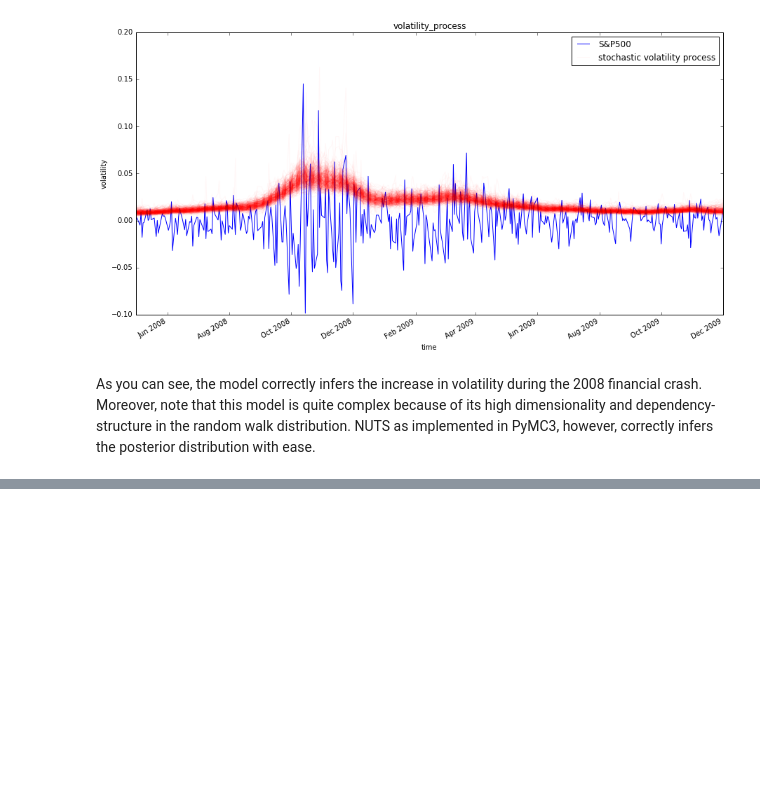
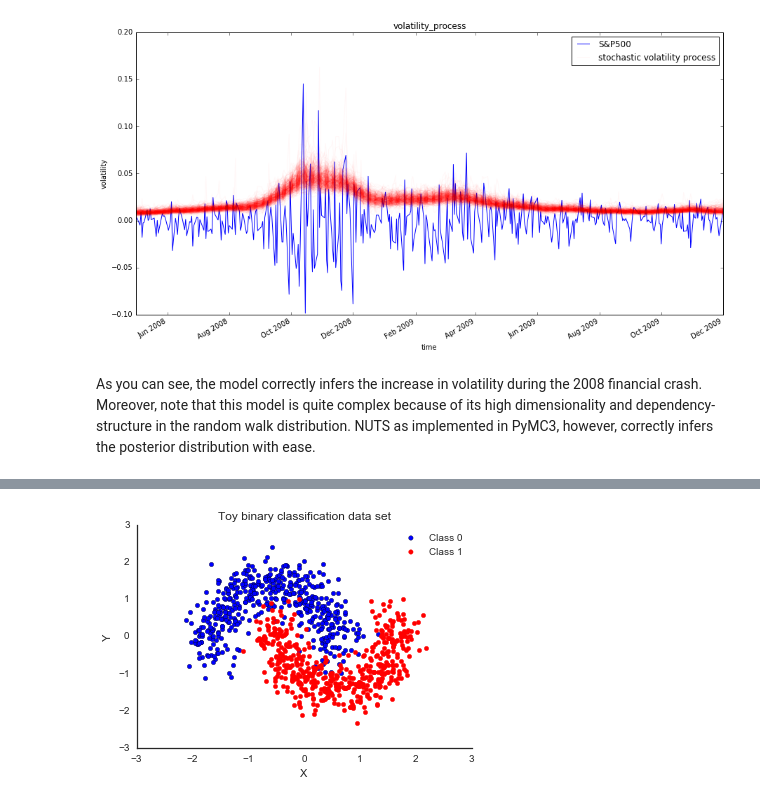
Before and after one commit to ericxtang/pymc3-examples, a Jupyter notebook: Probabilistic Programming in 3 Examples.ipynb, the cells around one changed output, grey strips where cells are left out. Saved outputs shown, nothing was run; the diff lists cells and outputs as text; code cells hidden in the pictures; blank space fills up the shorter version.

```diff
--- a/Probabilistic Programming in 3 Examples.ipynb
+++ b/Probabilistic Programming in 3 Examples.ipynb
@@ -315,0 +322,26 @@ As you can see, the model correctly infers the increase in volatility during the
+# %%
+%matplotlib inline
+import pymc3 as pm
+import theano.tensor as T
+import theano
+import sklearn
+import numpy as np
+import matplotlib.pyplot as plt
+import seaborn as sns
+sns.set_style('white')
+from sklearn import datasets
+from sklearn.preprocessing import scale
+from sklearn.cross_validation import train_test_split
+from sklearn.datasets import make_moons
+
+X, Y = make_moons(noise=0.2, random_state=0, n_samples=1000)
+X = scale(X)
+X_train, X_test, Y_train, Y_test = train_test_split(X, Y, test_size=.5)
+
+fig, ax = plt.subplots()
+ax.scatter(X[Y==0, 0], X[Y==0, 1], label='Class 0')
+ax.scatter(X[Y==1, 0], X[Y==1, 1], color='r', label='Class 1')
+sns.despine(); ax.legend()
+ax.set(xlabel='X', ylabel='Y', title='Toy binary classification data set');
+# %% [output]
+[figure, added]
```
Also changed, not shown: parts of 32 cells of this notebook.
